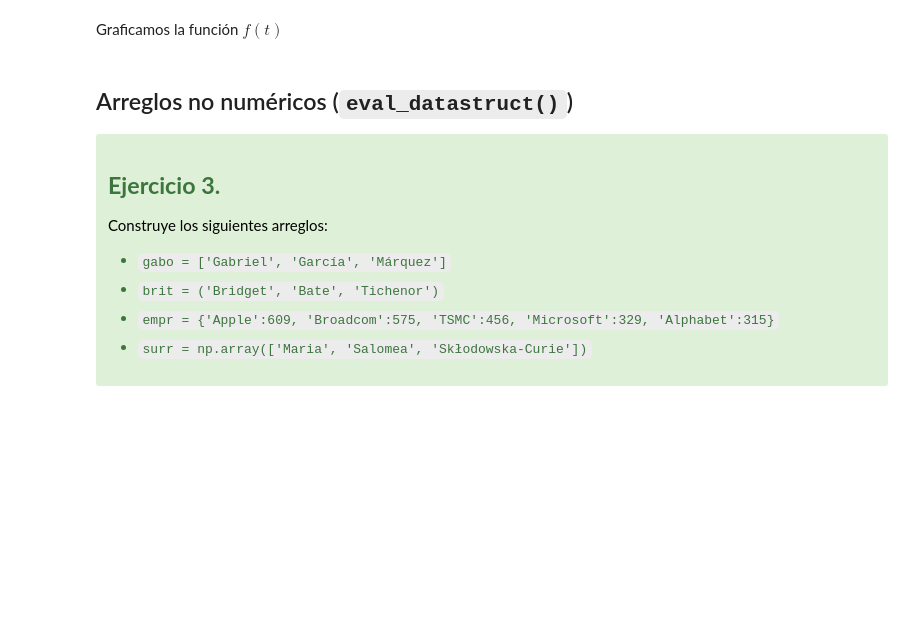
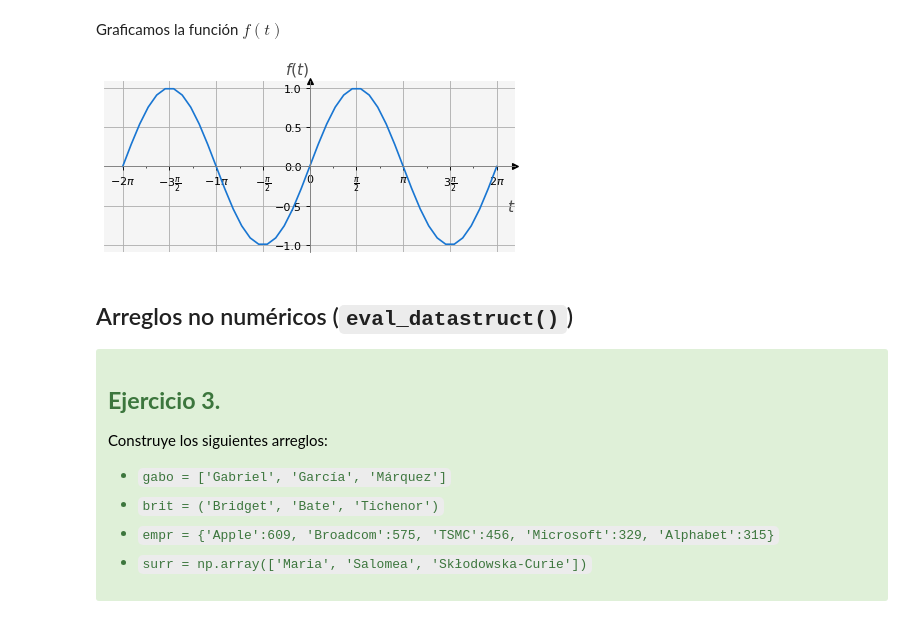
Before and after one commit to luiggix/macti_lib, a Jupyter notebook: src/resources/q1_plantilla.ipynb, the cells around one changed output. Drawn from its saved outputs; the diff is of its cells as text; code cells hidden in the pictures; blank space fills up the shorter version.

```diff
--- a/src/resources/q1_plantilla.ipynb
+++ b/src/resources/q1_plantilla.ipynb
@@ -116,22 +142,24 @@ Graficamos la función $f(t)$
 # %%
 v = mvis.Plotter(1,1,fig_par = dict(figsize = (6,3)))
 
 # Graficamos la función f(t)
 v.plot(1,t,f)
 
 # Definimos el sistema de coordenadas
 v.set_coordsys(1, xlabel='$t$', ylabel='$f(t)$',
                xlabelsize=10, ylabelsize=10)
 
 # Obtenemos los ticks y los ponemos en términos de pi
 ax = v.axes(1)
 xticks = ax.get_xticks()
 yticks = ax.get_yticks()
-v.set_ticks(ax, xticks, yticks, trig=True)
+v.set_ticks(ax, xticks, yticks, PI=True)
 
 # Dibujamos la grid
 plt.grid()
 plt.show()
+# %% [output]
+[figure, added]
 # %% [markdown]
 ## Arreglos no numéricos (`eval_datastruct()`)
 <div class="alert alert-success">
```
Also changed, not shown: parts of 6 cells of this notebook, 12 other files.
